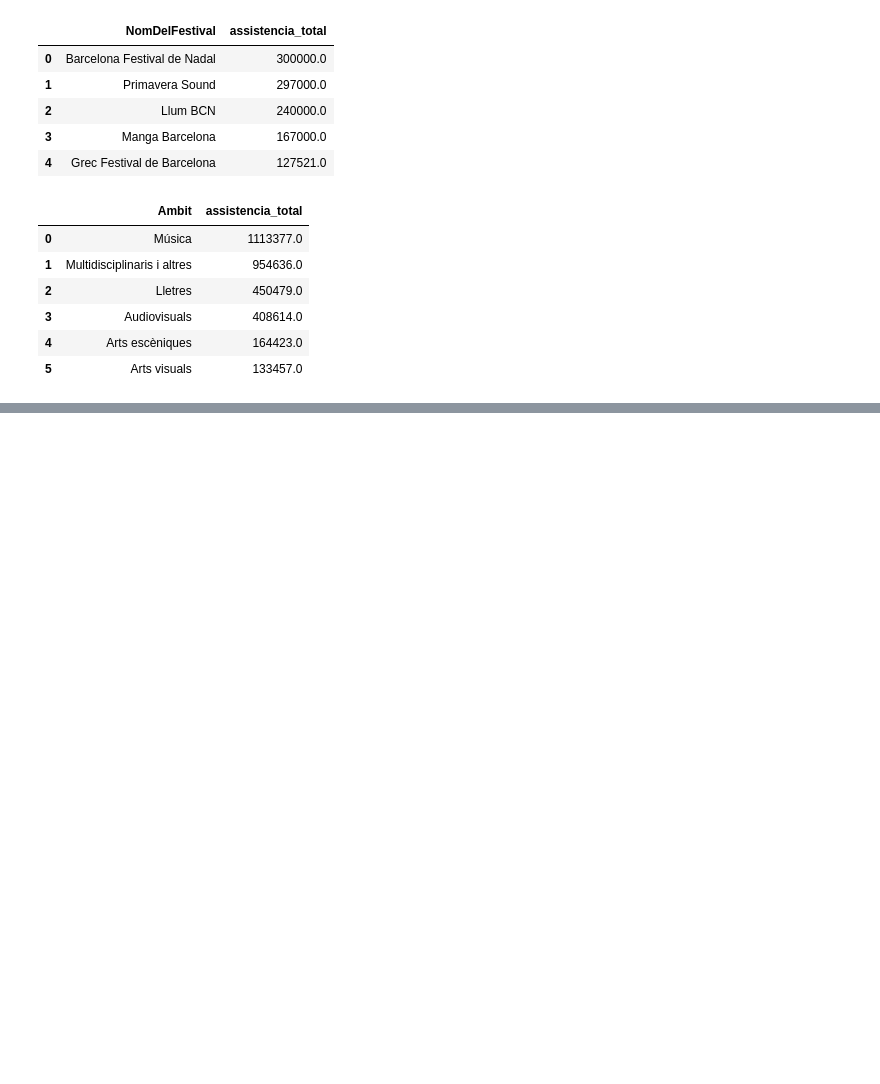
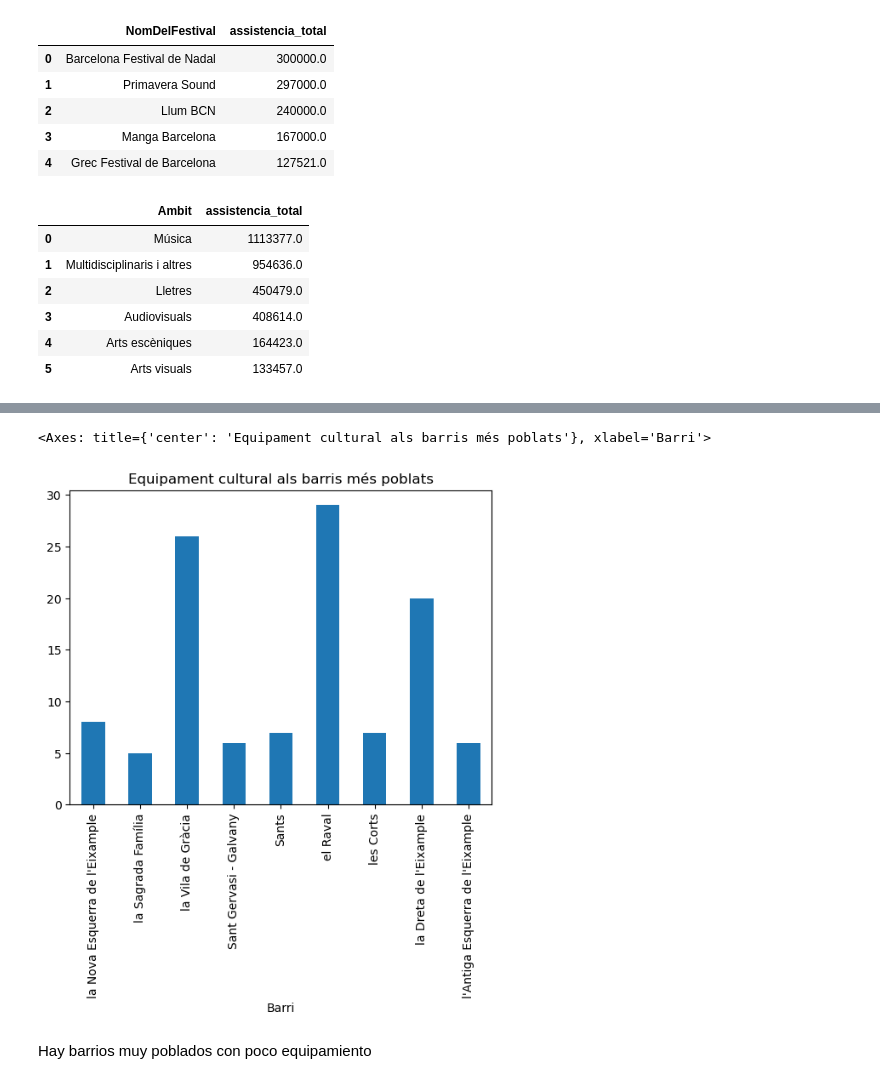
Before and after one commit to julio-bp/Cultura_Barcelona, a Jupyter notebook: proyecto3.ipynb, the cells around one changed output, grey strips where cells are left out. Cells and saved outputs as stored; diff of their text form; code cells hidden in the pictures; blank space fills up the shorter version.

```diff
--- a/proyecto3.ipynb
+++ b/proyecto3.ipynb
@@ -1638,0 +1656,7 @@ assistencia_per_ambit
+# %%
+top_poblacion = (
+    df_barri_turisme_equip
+    .sort_values("habitants", ascending=False)
+    [["Nom_Districte", "Barri", "habitants", "num_equipaments", "volumen_equipament_cultural"]]
+    .head(9)
+)
@@ -1638,0 +1676,13 @@ assistencia_per_ambit
+# %%
+top_poblacion.plot(
+    x="Barri",
+    y="num_equipaments",
+    kind="bar",
+    legend=False,
+    title="Equipament cultural als barris més poblats"
+)
+# %% [output]
+<Axes: title={'center': 'Equipament cultural als barris més poblats'}, xlabel='Barri'>
+[figure, added]
+# %% [markdown]
+Hay barrios muy poblados con poco equipamiento
```
Also changed, not shown: parts of 61 cells of this notebook, 1 other file.
